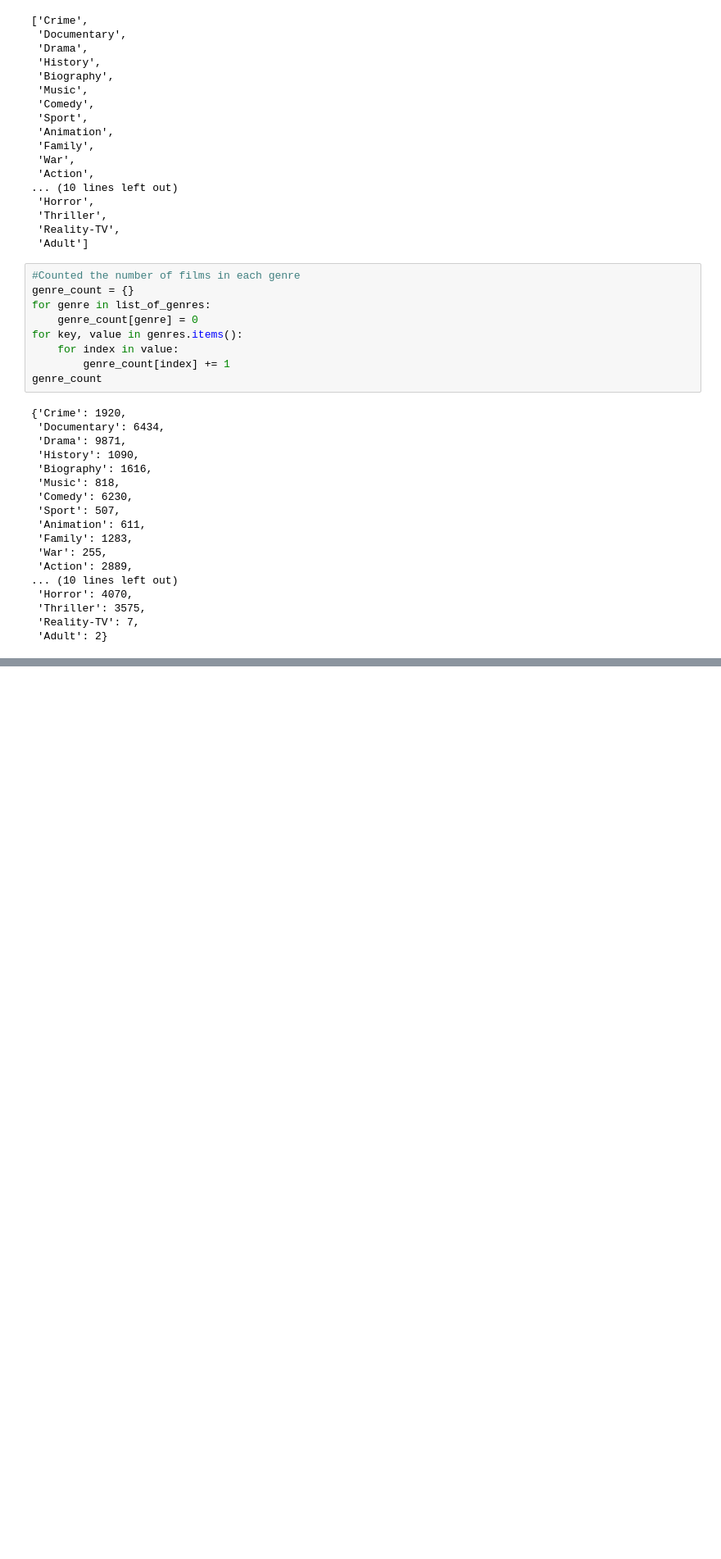
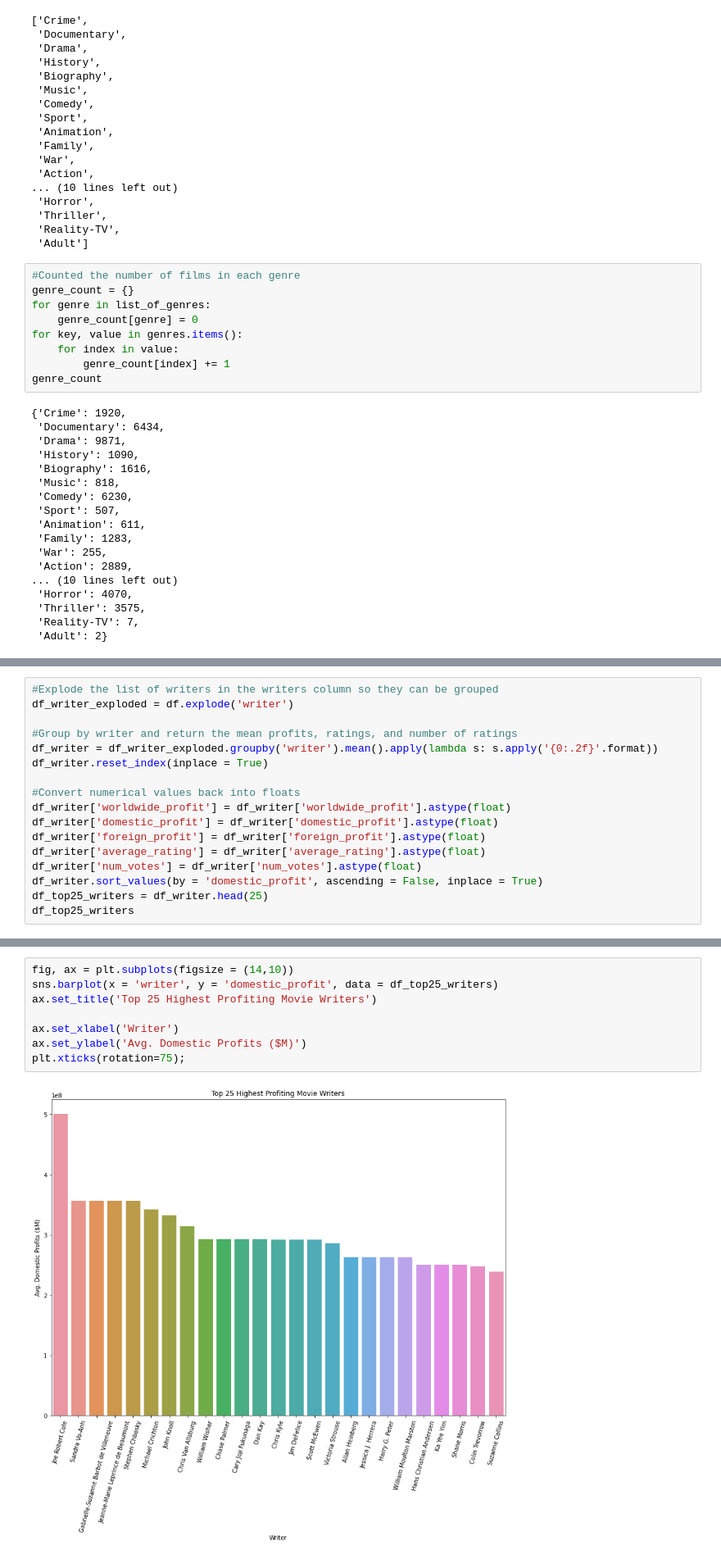
Before and after one commit to mastergrumpus/movie_analysis, a Jupyter notebook: movie_analysis.ipynb, the cells around one changed output, grey strips where cells are left out. Shown at 82% size. Saved outputs shown, nothing was run; the diff lists cells and outputs as text; blank space fills up the shorter version.

```diff
--- a/movie_analysis.ipynb
+++ b/movie_analysis.ipynb
@@ -386,0 +457,17 @@ plt.xticks(rotation=45);
+# %%
+#Explode the list of writers in the writers column so they can be grouped
+df_writer_exploded = df.explode('writer')
+
+#Group by writer and return the mean profits, ratings, and number of ratings
+df_writer = df_writer_exploded.groupby('writer').mean().apply(lambda s: s.apply('{0:.2f}'.format))
+df_writer.reset_index(inplace = True)
+
+#Convert numerical values back into floats
+df_writer['worldwide_profit'] = df_writer['worldwide_profit'].astype(float)
+df_writer['domestic_profit'] = df_writer['domestic_profit'].astype(float)
+df_writer['foreign_profit'] = df_writer['foreign_profit'].astype(float)
+df_writer['average_rating'] = df_writer['average_rating'].astype(float)
+df_writer['num_votes'] = df_writer['num_votes'].astype(float)
+df_writer.sort_values(by = 'domestic_profit', ascending = False, inplace = True)
+df_top25_writers = df_writer.head(25)
+df_top25_writers
@@ -398,0 +587,10 @@ plt.xticks(rotation=45);
+# %%
+fig, ax = plt.subplots(figsize = (14,10))
+sns.barplot(x = 'writer', y = 'domestic_profit', data = df_top25_writers)
+ax.set_title('Top 25 Highest Profiting Movie Writers')
+
+ax.set_xlabel('Writer')
+ax.set_ylabel('Avg. Domestic Profits ($M)')
+plt.xticks(rotation=75);
+# %% [output]
+[figure, added]
```
Also changed, not shown: parts of 29 cells of this notebook.
